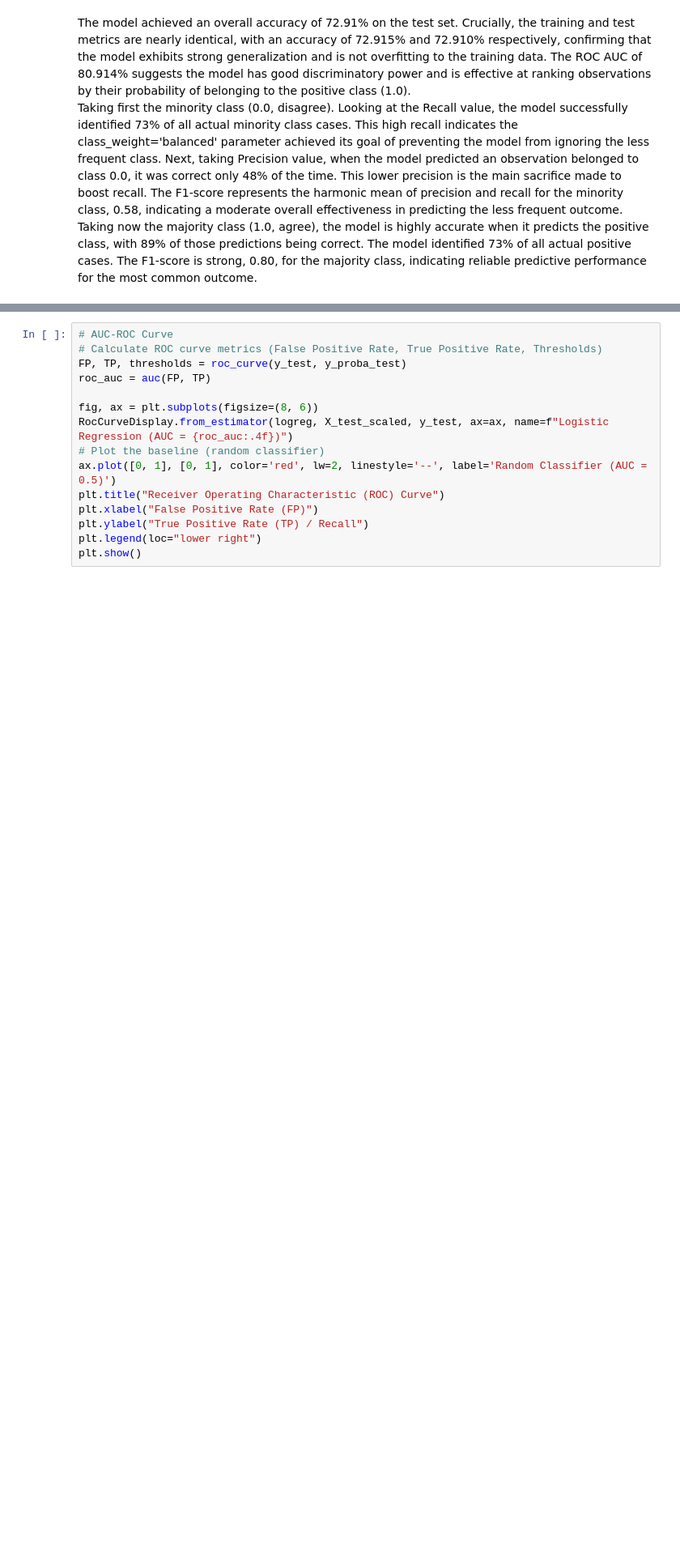
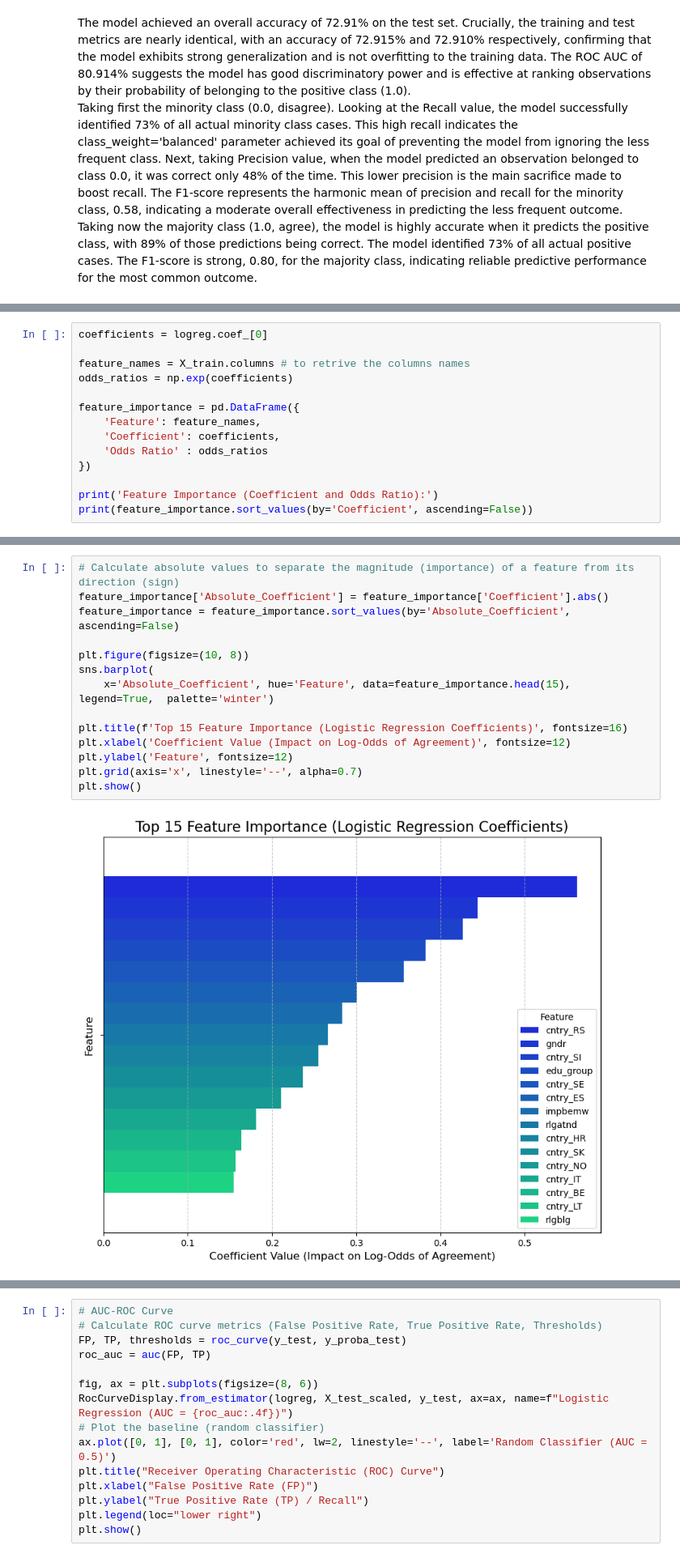
Before and after one commit to julia-martyniuk/ML_2_Classification, a Jupyter notebook: Classification.ipynb, the cells around one changed output, grey strips where cells are left out. Shown at 81% size. Saved outputs shown, nothing was run; the diff lists cells and outputs as text; blank space fills up the shorter version.

Commit message:
Added  coefficients and odds ratios calculation, added feature importance plot for the logistic regression. Commented upon the results

```diff
--- a/Classification.ipynb
+++ b/Classification.ipynb
@@ -904 +904,15 @@ The Confusion Matrix  provides a visual breakdown of the trade-off. True Negativ
 In summary, the use of class_weight='balanced' successfully re-calibrated the Logistic Regression model. It created a model with balanced recall across both classes (both are near 73%) at the cost of overall accuracy and minority-class precision. The resulting performance is a robust baseline for an imbalanced classification task, as the model demonstrates reasonable predictive ability for both outcomes. Let's now proceed with the next model.
+# %%
+coefficients = logreg.coef_[0]
+
+feature_names = X_train.columns # to retrive the columns names
+odds_ratios = np.exp(coefficients)
+
+feature_importance = pd.DataFrame({
+    'Feature': feature_names,
+    'Coefficient': coefficients,
+    'Odds Ratio' : odds_ratios
+})
+
+print('Feature Importance (Coefficient and Odds Ratio):')
+print(feature_importance.sort_values(by='Coefficient', ascending=False))
@@ -904,0 +937,16 @@ In summary, the use of class_weight='balanced' successfully re-calibrated the Lo
+# %%
+# Calculate absolute values to separate the magnitude (importance) of a feature from its direction (sign)
+feature_importance['Absolute_Coefficient'] = feature_importance['Coefficient'].abs()
+feature_importance = feature_importance.sort_values(by='Absolute_Coefficient', ascending=False)
+
+plt.figure(figsize=(10, 8))
+sns.barplot(
+    x='Absolute_Coefficient', hue='Feature', data=feature_importance.head(15), legend=True,  palette='winter')
+
+plt.title(f'Top 15 Feature Importance (Logistic Regression Coefficients)', fontsize=16)
+plt.xlabel('Coefficient Value (Impact on Log-Odds of Agreement)', fontsize=12)
+plt.ylabel('Feature', fontsize=12)
+plt.grid(axis='x', linestyle='--', alpha=0.7)
+plt.show()
+# %% [output]
+[figure, added]
```
Also changed, not shown: parts of 5 cells of this notebook.
